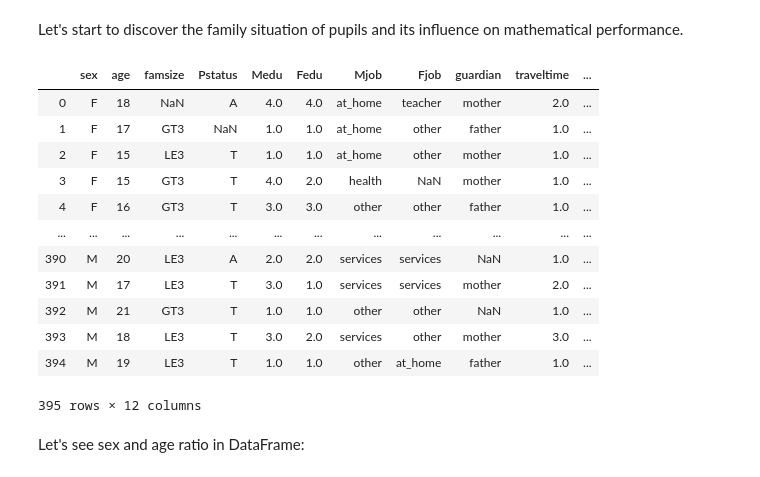
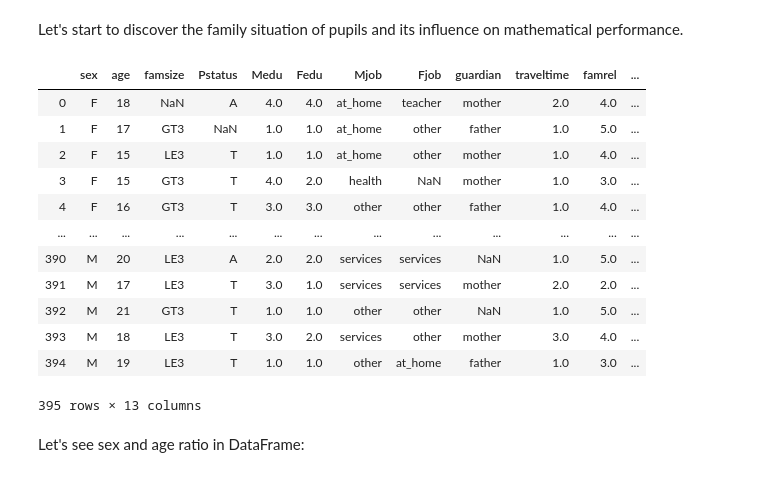
Before and after one commit to Ira-Trygub/project_2_stud_math, a Jupyter notebook: project_2_study_mathematic.ipynb, the cells around one changed output. Drawn from its saved outputs; the diff is of its cells as text; code cells hidden in the pictures.

```diff
--- a/project_2_study_mathematic.ipynb
+++ b/project_2_study_mathematic.ipynb
@@ -74,22 +79,22 @@ As we see we have a big amount of columns so we will devide the DataFtrame to pa
 # %% [markdown]
 Let's start to discover the family situation of pupils and its influence on mathematical performance.
 # %%
-fam_sit=stud_math[['sex','age','famsize','Pstatus','Medu', 'Fedu', 'Mjob','Fjob','guardian','traveltime', 'absences', 'score']]
+fam_sit=stud_math[['sex','age','famsize','Pstatus','Medu', 'Fedu', 'Mjob','Fjob','guardian','traveltime', 'famrel', 'absences', 'score']]
 fam_sit
 # %% [output]
-|  | sex | age | famsize | Pstatus | Medu | Fedu | Mjob | Fjob | guardian | traveltime | ... |
-| 0 | F | 18 | NaN | A | 4.0 | 4.0 | at_home | teacher | mother | 2.0 | ... |
-| 1 | F | 17 | GT3 | NaN | 1.0 | 1.0 | at_home | other | father | 1.0 | ... |
-| 2 | F | 15 | LE3 | T | 1.0 | 1.0 | at_home | other | mother | 1.0 | ... |
-| 3 | F | 15 | GT3 | T | 4.0 | 2.0 | health | NaN | mother | 1.0 | ... |
-| 4 | F | 16 | GT3 | T | 3.0 | 3.0 | other | other | father | 1.0 | ... |
-| ... | ... | ... | ... | ... | ... | ... | ... | ... | ... | ... | ... |
-| 390 | M | 20 | LE3 | A | 2.0 | 2.0 | services | services | NaN | 1.0 | ... |
-| 391 | M | 17 | LE3 | T | 3.0 | 1.0 | services | services | mother | 2.0 | ... |
-| 392 | M | 21 | GT3 | T | 1.0 | 1.0 | other | other | NaN | 1.0 | ... |
-| 393 | M | 18 | LE3 | T | 3.0 | 2.0 | services | other | mother | 3.0 | ... |
-| 394 | M | 19 | LE3 | T | 1.0 | 1.0 | other | at_home | father | 1.0 | ... |
+|  | sex | age | famsize | Pstatus | Medu | Fedu | Mjob | Fjob | guardian | traveltime | famrel | ... |
+| 0 | F | 18 | NaN | A | 4.0 | 4.0 | at_home | teacher | mother | 2.0 | 4.0 | ... |
+| 1 | F | 17 | GT3 | NaN | 1.0 | 1.0 | at_home | other | father | 1.0 | 5.0 | ... |
+| 2 | F | 15 | LE3 | T | 1.0 | 1.0 | at_home | other | mother | 1.0 | 4.0 | ... |
+| 3 | F | 15 | GT3 | T | 4.0 | 2.0 | health | NaN | mother | 1.0 | 3.0 | ... |
+| 4 | F | 16 | GT3 | T | 3.0 | 3.0 | other | other | father | 1.0 | 4.0 | ... |
+| ... | ... | ... | ... | ... | ... | ... | ... | ... | ... | ... | ... | ... |
+| 390 | M | 20 | LE3 | A | 2.0 | 2.0 | services | services | NaN | 1.0 | 5.0 | ... |
+| 391 | M | 17 | LE3 | T | 3.0 | 1.0 | services | services | mother | 2.0 | 2.0 | ... |
+| 392 | M | 21 | GT3 | T | 1.0 | 1.0 | other | other | NaN | 1.0 | 5.0 | ... |
+| 393 | M | 18 | LE3 | T | 3.0 | 2.0 | services | other | mother | 3.0 | 4.0 | ... |
+| 394 | M | 19 | LE3 | T | 1.0 | 1.0 | other | at_home | father | 1.0 | 3.0 | ... |
-395 rows × 12 columns
+395 rows × 13 columns
 # %% [markdown]
 Let's see sex and age ratio in DataFrame:
 # %%
```
Also changed, not shown: parts of 52 cells of this notebook.
